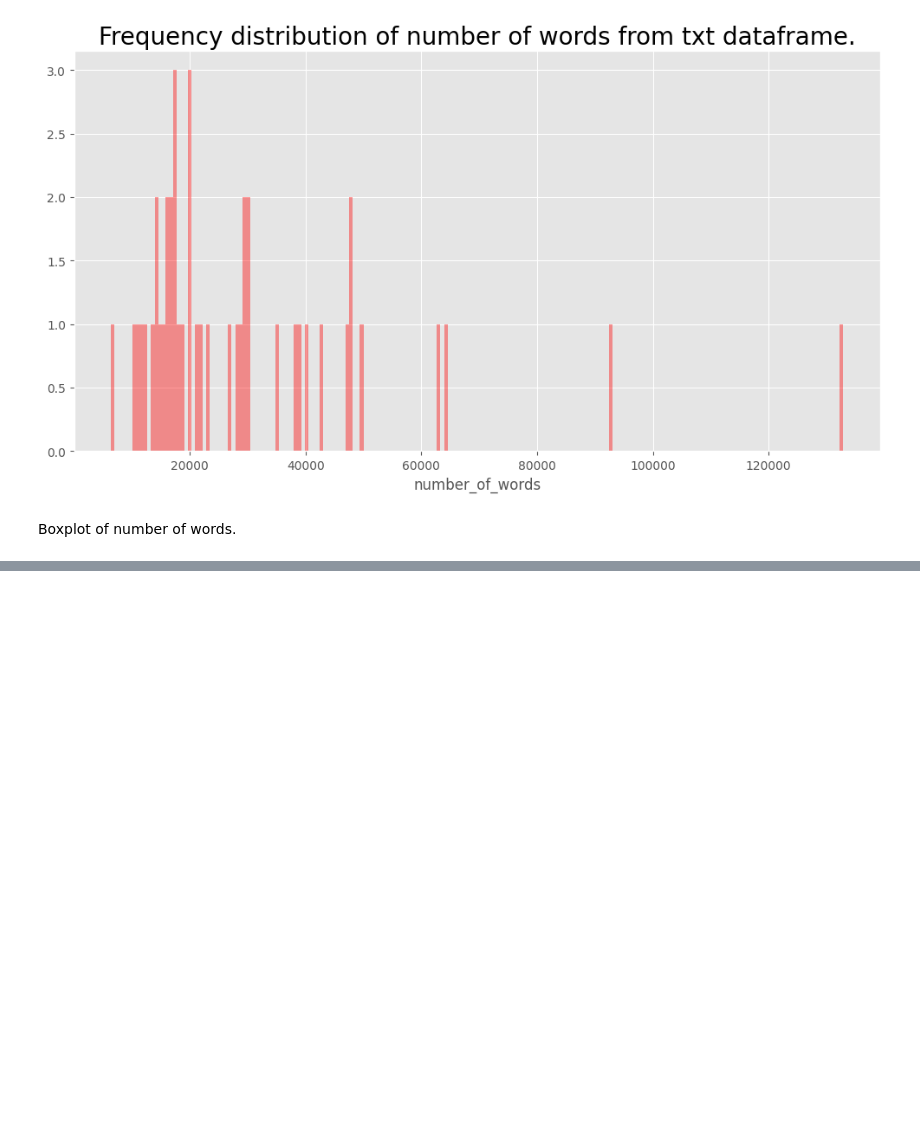
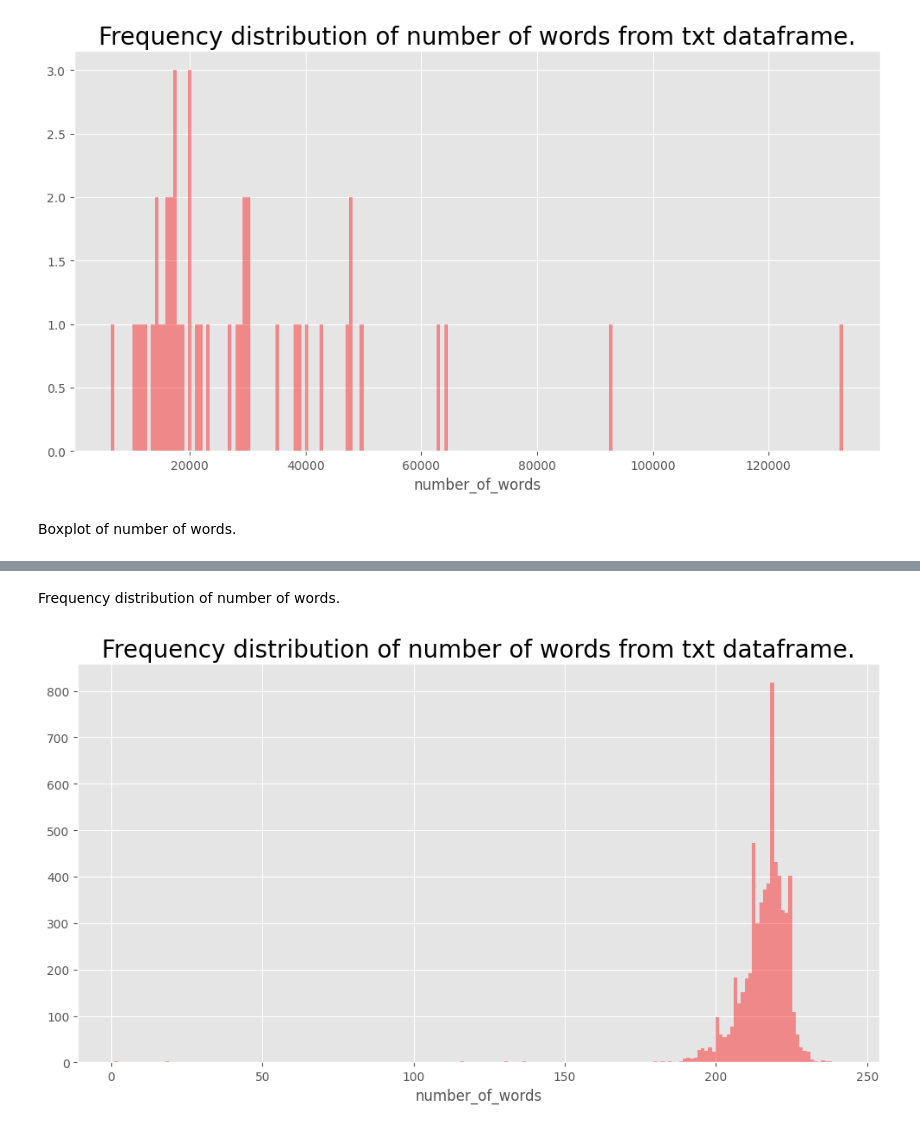
Before and after one commit to rejsafranko/Song-Lyrics-Generation, a Jupyter notebook: notebooks/dataset_exploration.ipynb, the cells around one changed output, grey strips where cells are left out. Drawn from its saved outputs; the diff is of its cells as text; code cells hidden in the pictures; blank space fills up the shorter version.

```diff
--- a/notebooks/dataset_exploration.ipynb
+++ b/notebooks/dataset_exploration.ipynb
@@ -266,0 +364,34 @@ plt.show();
+# %%
+df_balancing = df[df["number_of_words"] > 3422]
+df_balancing.reset_index(drop=True, inplace=True)
+# %%
+def split_lyrics(row, chunk_size=250):
+    lyrics = row["Lyric"].split(" \n ")
+    lines = [line for line in lyrics]
+    for i in range(len(lines)):
+        if i!=len(lines):
+            lines[i] = lines[i] + " \n"
+    new_rows = []
+    current_row = ""
+    for line in lines:
+        words = line.split(" ")
+        for word in words:
+            word_lenght = 0
+            if word[-2:] != "\n":
+                word_lenght = len(word)
+            else:
+                word_lenght = len(word) - 2
+            if len(current_row.split(" ")) + word_lenght < chunk_size:
+                current_row += word + " "
+            else:
+                new_rows.append({"Artist": row["Artist"], "Lyric": current_row[:-1]})
+                current_row = word + " "
+    if len(current_row) > 0:
+        new_rows.append({"Artist": row["Artist"], "Lyric": current_row})
+
+    return new_rows
+# %%
+new_rows = []
+for idx, row in df_balancing.iterrows():
+    new_rows.extend(split_lyrics(row))
+new_rows = pd.DataFrame(new_rows, columns=["Artist", "Lyric"])
@@ -266,0 +400,3 @@ plt.show();
+# %%
+new_rows["number_of_words"] = new_rows["Lyric"].apply(lambda x:len(str(x).split()))
+new_rows["number_of_words"].describe()
@@ -266,0 +422,9 @@ plt.show();
+# %% [markdown]
+Frequency distribution of number of words.
+# %%
+plt.style.use('ggplot')
+plt.figure(figsize=(12,6))
+sns.distplot(new_rows["number_of_words"], kde = False, color="red", bins=200)
+plt.title("Frequency distribution of number of words from txt dataframe.", size=20);
+# %% [output]
+[figure, added]
```
Also changed, not shown: parts of 30 cells of this notebook, 2 other files.
